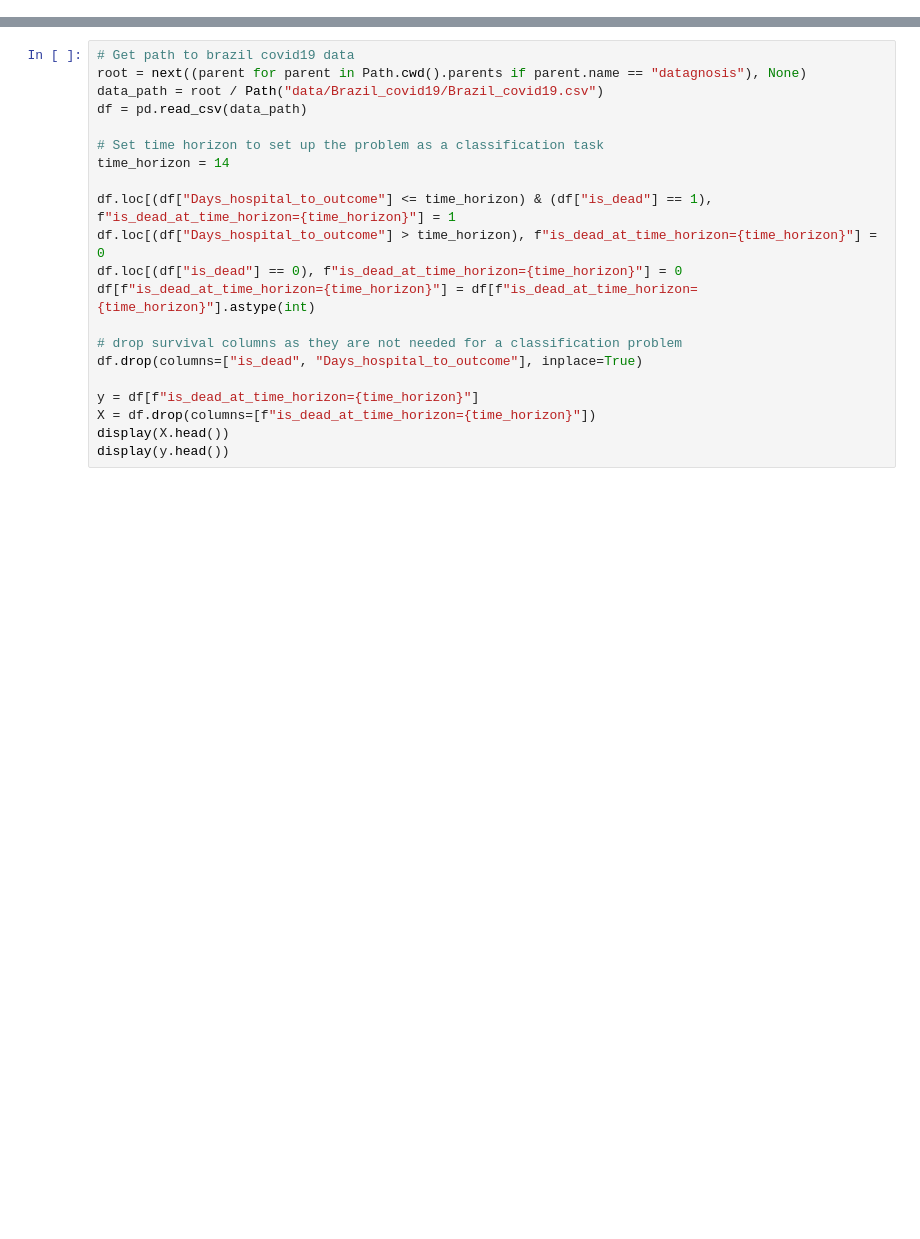
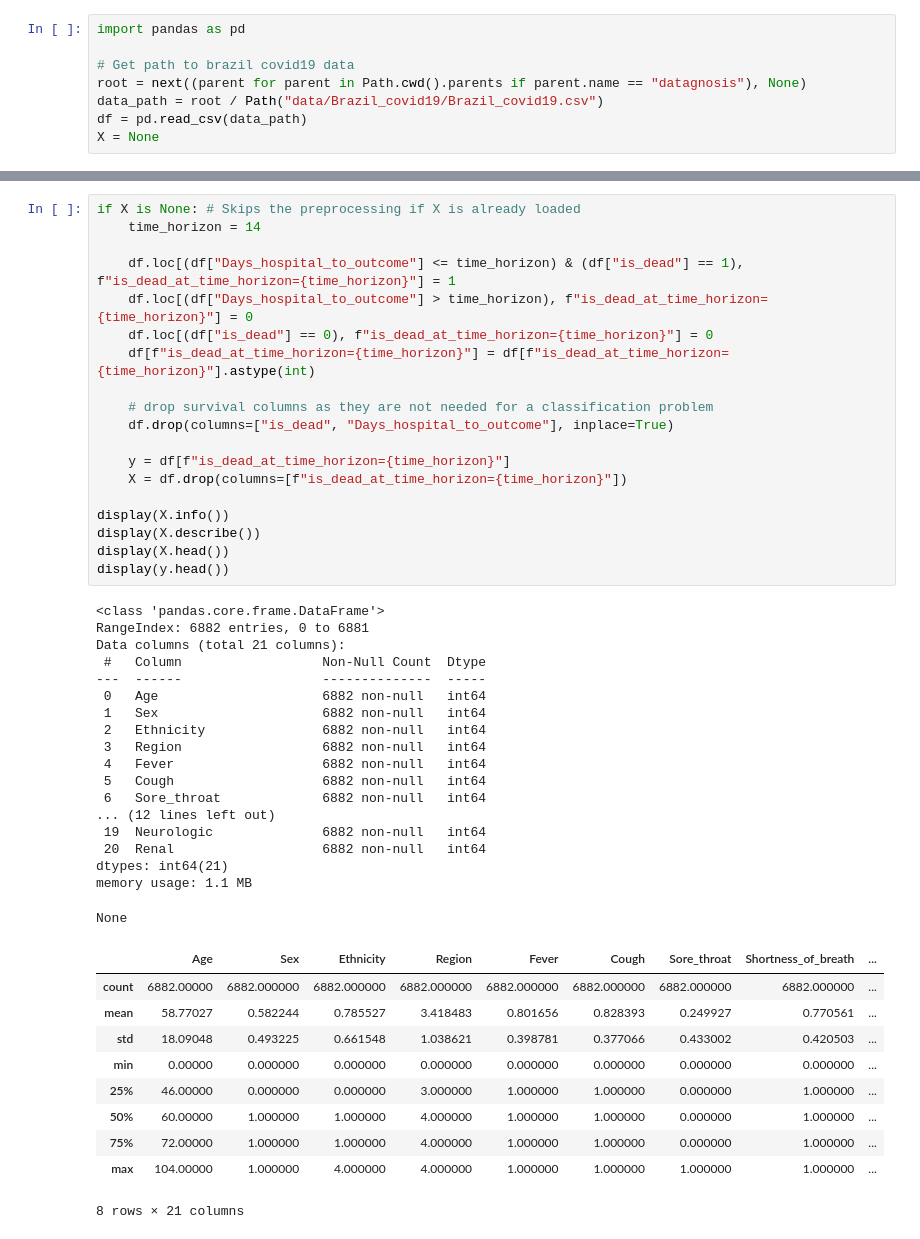
Before and after one commit to vanderschaarlab/Datagnosis, a Jupyter notebook: Tutorials/tutorial_03_tabular_COVID19_data.ipynb, the cells around one changed output, grey strips where cells are left out. Drawn from its saved outputs; the diff is of its cells as text; blank space fills up the shorter version.

```diff
--- a/Tutorials/tutorial_03_tabular_COVID19_data.ipynb
+++ b/Tutorials/tutorial_03_tabular_COVID19_data.ipynb
@@ -7,0 +19,8 @@ log.add(sink=sys.stderr, level="INFO")
+# %%
+import pandas as pd
+
+# Get path to brazil covid19 data
+root = next((parent for parent in Path.cwd().parents if parent.name == "datagnosis"), None)
+data_path = root / Path("data/Brazil_covid19/Brazil_covid19.csv")
+df = pd.read_csv(data_path)
+X = None
@@ -8,21 +29,48 @@ log.add(sink=sys.stderr, level="INFO")
 # %%
-# Get path to brazil covid19 data
-root = next((parent for parent in Path.cwd().parents if parent.name == "datagnosis"), None)
-data_path = root / Path("data/Brazil_covid19/Brazil_covid19.csv")
-df = pd.read_csv(data_path)
+if X is None: # Skips the preprocessing if X is already loaded
+    time_horizon = 14
 
-# Set time horizon to set up the problem as a classification task
-time_horizon = 14
+    df.loc[(df["Days_hospital_to_outcome"] <= time_horizon) & (df["is_dead"] == 1), f"is_dead_at_time_horizon={time_horizon}"] = 1
+    df.loc[(df["Days_hospital_to_outcome"] > time_horizon), f"is_dead_at_time_horizon={time_horizon}"] = 0
+    df.loc[(df["is_dead"] == 0), f"is_dead_at_time_horizon={time_horizon}"] = 0
+    df[f"is_dead_at_time_horizon={time_horizon}"] = df[f"is_dead_at_time_horizon={time_horizon}"].astype(int)
 
-df.loc[(df["Days_hospital_to_outcome"] <= time_horizon) & (df["is_dead"] == 1), f"is_dead_at_time_horizon={time_horizon}"] = 1
-df.loc[(df["Days_hospital_to_outcome"] > time_horizon), f"is_dead_at_time_horizon={time_horizon}"] = 0
-df.loc[(df["is_dead"] == 0), f"is_dead_at_time_horizon={time_horizon}"] = 0
-df[f"is_dead_at_time_horizon={time_horizon}"] = df[f"is_dead_at_time_horizon={time_horizon}"].astype(int)
+    # drop survival columns as they are not needed for a classification problem
+    df.drop(columns=["is_dead", "Days_hospital_to_outcome"], inplace=True)
 
-# drop survival columns as they are not needed for a classification problem
-df.drop(columns=["is_dead", "Days_hospital_to_outcome"], inplace=True)
+    y = df[f"is_dead_at_time_horizon={time_horizon}"]
+    X = df.drop(columns=[f"is_dead_at_time_horizon={time_horizon}"])
 
-y = df[f"is_dead_at_time_horizon={time_horizon}"]
-X = df.drop(columns=[f"is_dead_at_time_horizon={time_horizon}"])
+display(X.info())
+display(X.describe())
 display(X.head())
 display(y.head())
+# %% [output]
+<class 'pandas.core.frame.DataFrame'>
+RangeIndex: 6882 entries, 0 to 6881
+Data columns (total 21 columns):
+ #   Column                  Non-Null Count  Dtype
+---  ------                  --------------  -----
+ 0   Age                     6882 non-null   int64
+ 1   Sex                     6882 non-null   int64
+ 2   Ethnicity               6882 non-null   int64
+ 3   Region                  6882 non-null   int64
+ 4   Fever                   6882 non-null   int64
+ 5   Cough                   6882 non-null   int64
+ 6   Sore_throat             6882 non-null   int64
+... (12 lines left out)
+ 19  Neurologic              6882 non-null   int64
+ 20  Renal                   6882 non-null   int64
+dtypes: int64(21)
+memory usage: 1.1 MB
+None
+|  | Age | Sex | Ethnicity | Region | Fever | Cough | Sore_throat | Shortness_of_breath | ... |
+| count | 6882.00000 | 6882.000000 | 6882.000000 | 6882.000000 | 6882.000000 | 6882.000000 | 6882.000000 | 6882.000000 | ... |
+| mean | 58.77027 | 0.582244 | 0.785527 | 3.418483 | 0.801656 | 0.828393 | 0.249927 | 0.770561 | ... |
+| std | 18.09048 | 0.493225 | 0.661548 | 1.038621 | 0.398781 | 0.377066 | 0.433002 | 0.420503 | ... |
+| min | 0.00000 | 0.000000 | 0.000000 | 0.000000 | 0.000000 | 0.000000 | 0.000000 | 0.000000 | ... |
+| 25% | 46.00000 | 0.000000 | 0.000000 | 3.000000 | 1.000000 | 1.000000 | 0.000000 | 1.000000 | ... |
+| 50% | 60.00000 | 1.000000 | 1.000000 | 4.000000 | 1.000000 | 1.000000 | 0.000000 | 1.000000 | ... |
+| 75% | 72.00000 | 1.000000 | 1.000000 | 4.000000 | 1.000000 | 1.000000 | 0.000000 | 1.000000 | ... |
+| max | 104.00000 | 1.000000 | 4.000000 | 4.000000 | 1.000000 | 1.000000 | 1.000000 | 1.000000 | ... |
+8 rows × 21 columns
```
Also changed, not shown: parts of 20 cells of this notebook, 2 other files.
